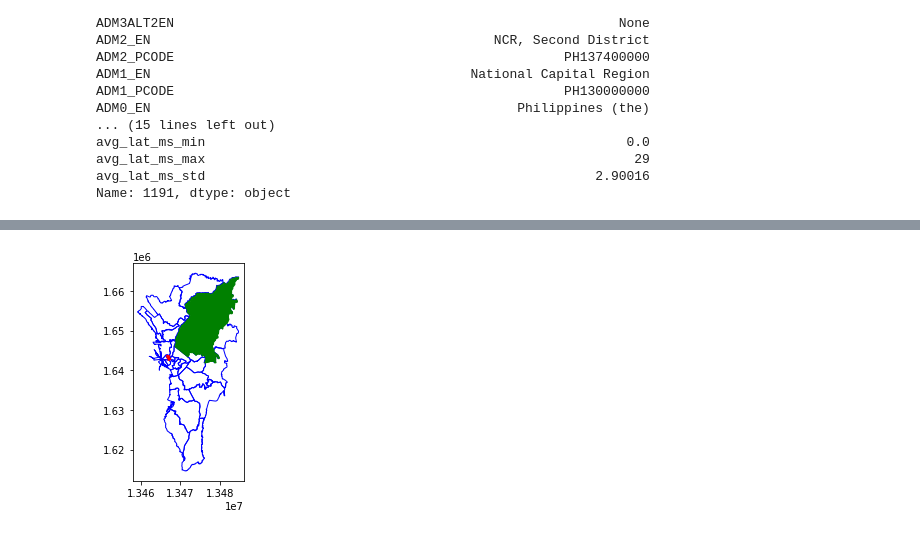
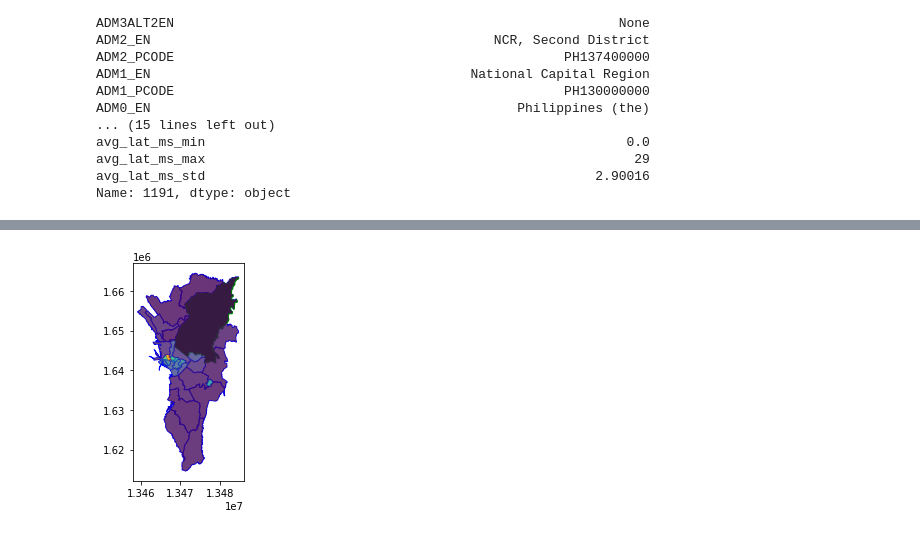
Before and after one commit to thinkingmachines/geowrangler, a Jupyter notebook: notebooks/overview.usecase_ookla.ipynb, the cells around one changed output, grey strips where cells are left out. Cells and saved outputs as stored; diff of their text form; code cells hidden in the pictures.

```diff
--- a/notebooks/overview.usecase_ookla.ipynb
+++ b/notebooks/overview.usecase_ookla.ipynb
@@ -391,0 +448,3 @@ Wall time: 3.06 ms
+# %%
+valid_fixed.drop(columns=valid_cols, inplace=True)
+filtered_fixed = valid_fixed
@@ -584,7 +668,8 @@ fastest_mean_download[fastest_mean_download.avg_d_kbps_mean.notna()].tail()
 # %%
 ax = plt.axes()
 ax = fastest_mean_download.plot(ax=ax, facecolor="none", edgecolor="blue")
 ax = fastest_mean_download.iloc[:1].plot(ax=ax, facecolor="red", edgecolor="red")
 ax = fastest_mean_download.iloc[29:].plot(ax=ax, facecolor="green", edgecolor="green")
+ax = fastest_mean_download.plot(ax=ax, column="avg_d_kbps_mean", alpha=0.8)
 # %% [output]
-[figure, old version]
+[figure, new version]
```
Also changed, not shown: parts of 83 cells of this notebook, 4 other files.
